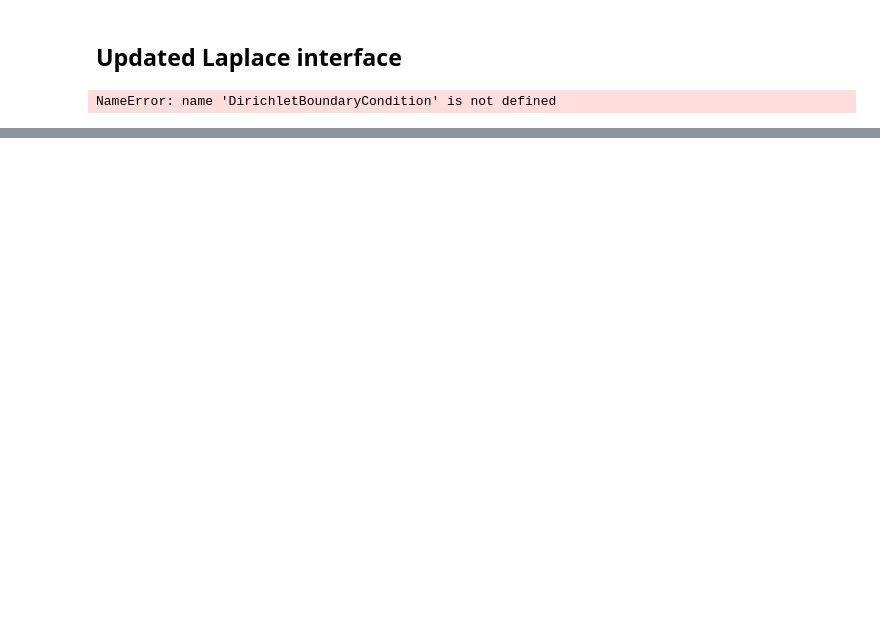
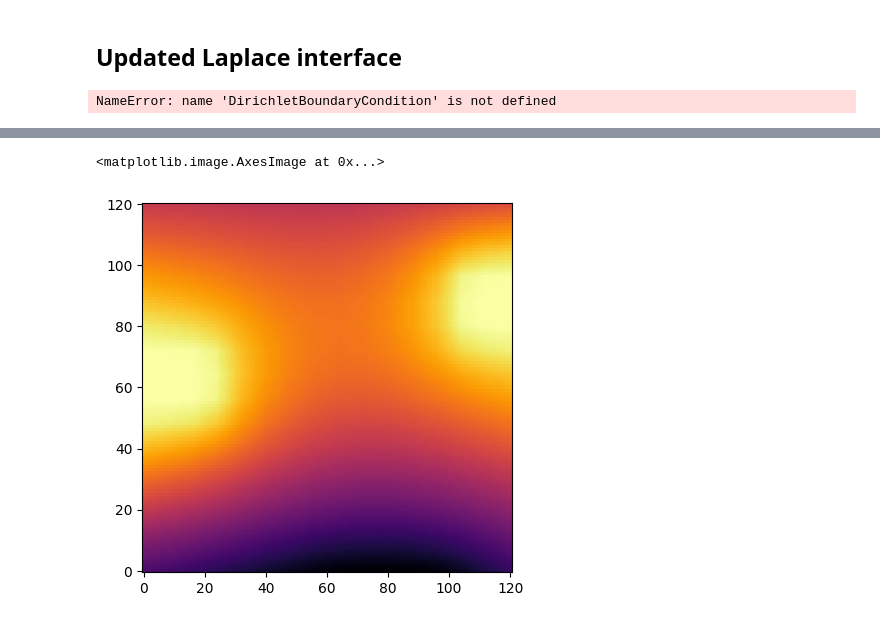
Before and after one commit to robert-wbe/Multigrid-seminar, a Jupyter notebook: test_2.ipynb, the cells around one changed output, grey strips where cells are left out. Saved outputs shown, nothing was run; the diff lists cells and outputs as text; code cells hidden in the pictures; blank space fills up the shorter version.

```diff
--- a/test_2.ipynb
+++ b/test_2.ipynb
@@ -58,0 +110,5 @@ plt.show()
+# %%
+plt.imshow(interpolate(interpolate(interpolate(smooth_coarse))), origin='lower', cmap='inferno')
+# %% [output]
+<matplotlib.image.AxesImage at 0x...>
+[figure, added]
```
Also changed, not shown: parts of 10 cells of this notebook, 5 other files.
